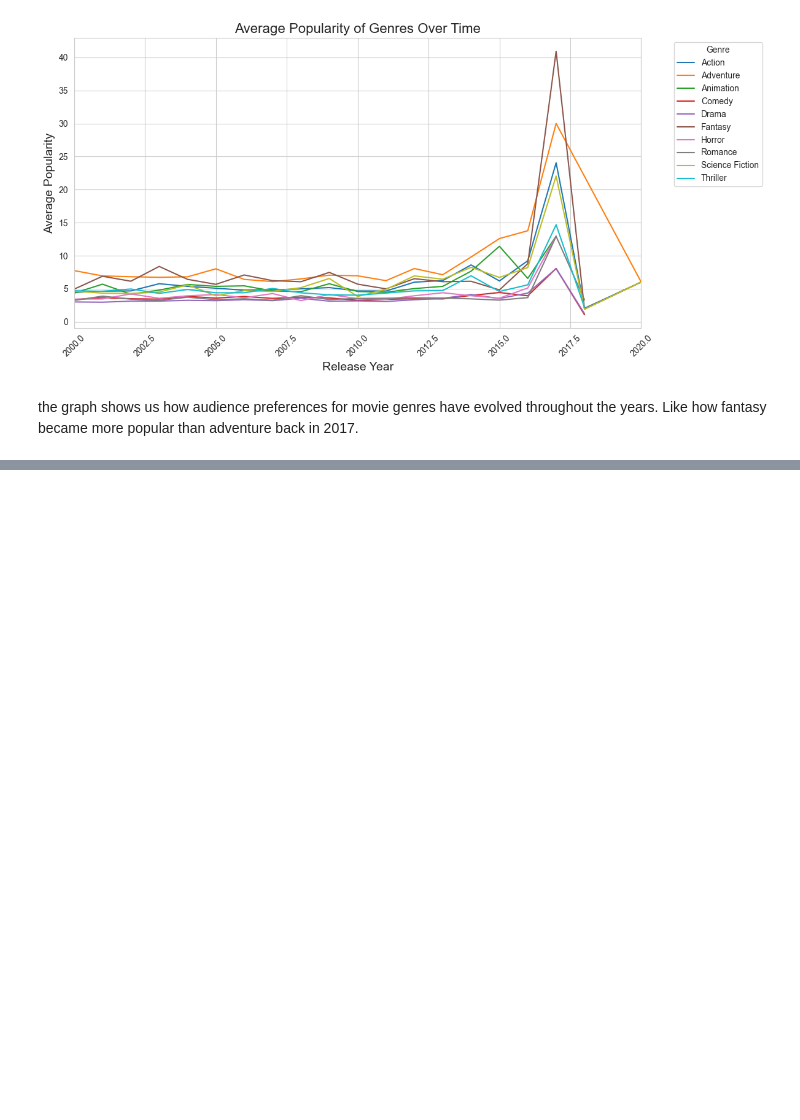
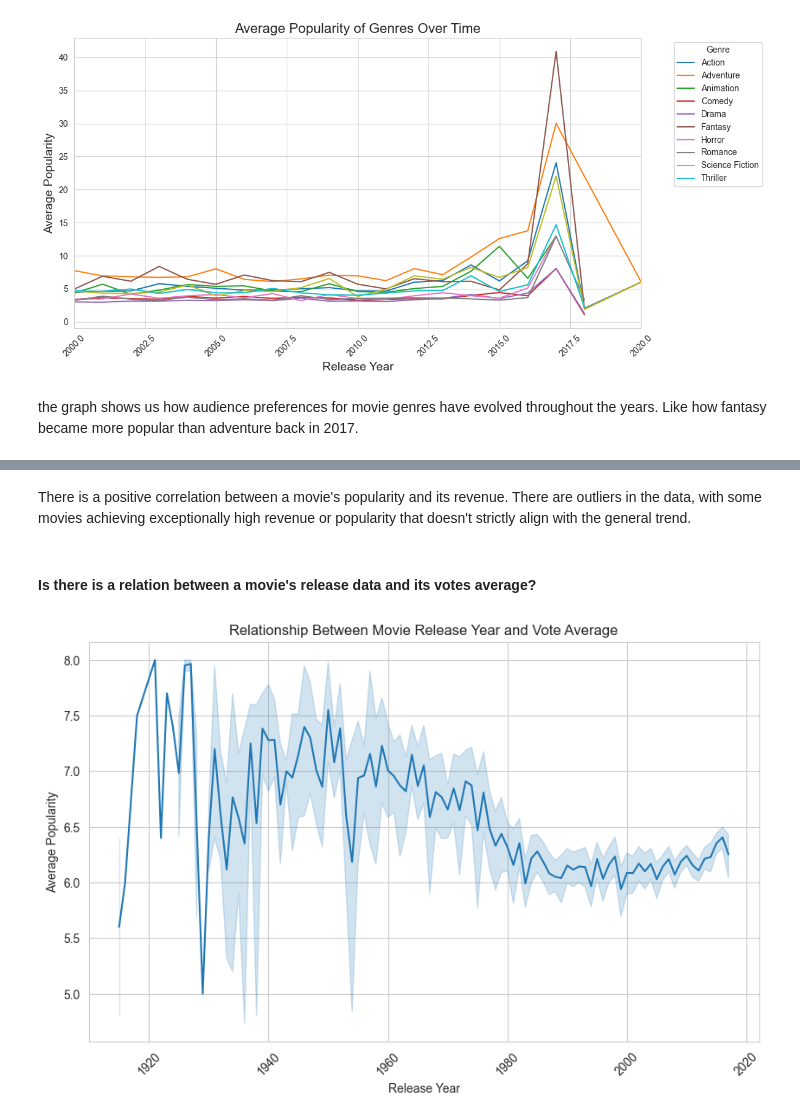
Before and after one commit to Mamdouh66/Sameer, a Jupyter notebook: notebooks/ExploratryDataAnalysis.ipynb, the cells around one changed output, grey strips where cells are left out. Drawn from its saved outputs; the diff is of its cells as text; code cells hidden in the pictures; blank space fills up the shorter version.

```diff
--- a/notebooks/ExploratryDataAnalysis.ipynb
+++ b/notebooks/ExploratryDataAnalysis.ipynb
@@ -328,0 +365,22 @@ the graph shows us how audience preferences for movie genres have evolved throug
+# %% [markdown]
+There is a positive correlation between a movie's popularity and its revenue. There are outliers in the data, with some movies achieving exceptionally high revenue or popularity that doesn't strictly align with the general trend.
+# %% [markdown]
+#### Is there is a relation between a movie's release data and its votes average?
+# %%
+filtered_data.loc[:, "release_year"] = filtered_data["release_date"].dt.year
+
+plt.figure(figsize=(10, 6))
+sns.lineplot(
+    data=filtered_data,
+    x="release_year",
+    y="vote_average",
+    estimator="mean",
+)
+plt.title("Relationship Between Movie Release Year and Vote Average")
+plt.xlabel("Release Year")
+plt.ylabel("Average Popularity")
+plt.xticks(rotation=45)
+plt.grid(True)
+plt.show()
+# %% [output]
+[figure, added]
```
Also changed, not shown: parts of 15 cells of this notebook.
